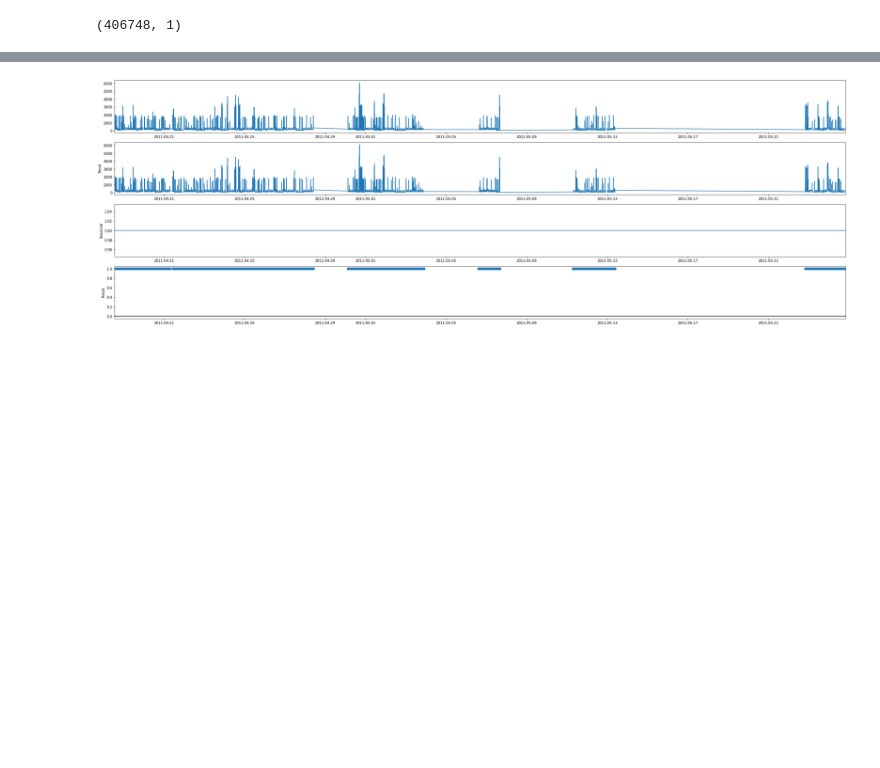
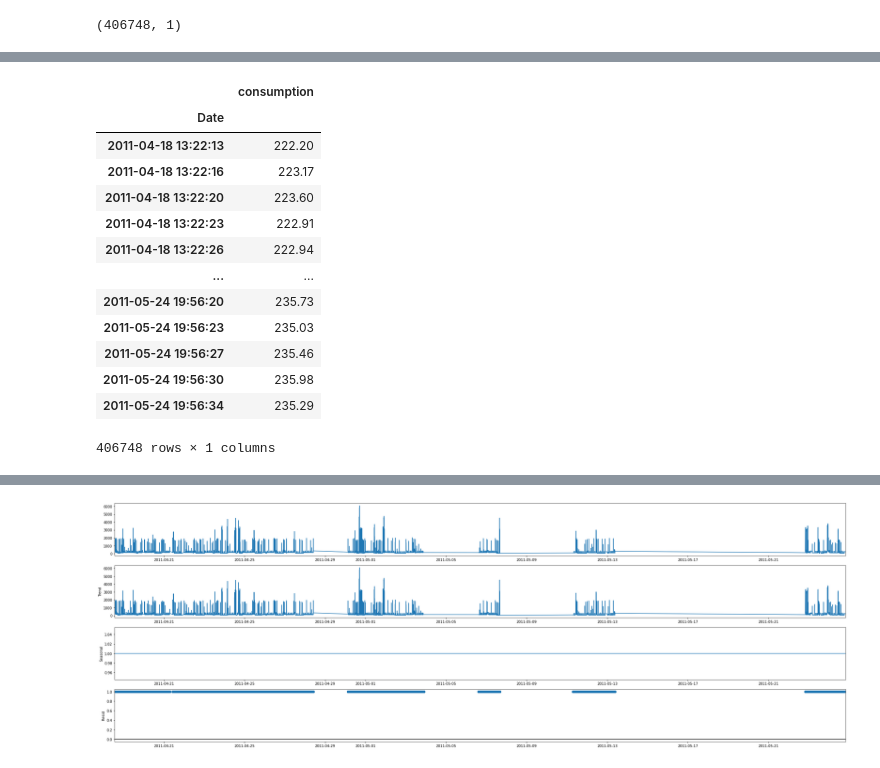
Before and after one commit to LeoVogiatzis/GNN_based_NILM, a Jupyter notebook: notebooks/Exploratory_analysis_REDD.ipynb, the cells around one changed output, grey strips where cells are left out. Drawn from its saved outputs; the diff is of its cells as text; code cells hidden in the pictures; blank space fills up the shorter version.

```diff
--- a/notebooks/Exploratory_analysis_REDD.ipynb
+++ b/notebooks/Exploratory_analysis_REDD.ipynb
@@ -191,0 +213,17 @@ True
+# %%
+mains_1
+# %% [output]
+|  | consumption |
+| Date |  |
+| 2011-04-18 13:22:13 | 222.20 |
+| 2011-04-18 13:22:16 | 223.17 |
+| 2011-04-18 13:22:20 | 223.60 |
+| 2011-04-18 13:22:23 | 222.91 |
+| 2011-04-18 13:22:26 | 222.94 |
+| ... | ... |
+| 2011-05-24 19:56:20 | 235.73 |
+| 2011-05-24 19:56:23 | 235.03 |
+| 2011-05-24 19:56:27 | 235.46 |
+| 2011-05-24 19:56:30 | 235.98 |
+| 2011-05-24 19:56:34 | 235.29 |
+406748 rows × 1 columns
```
Also changed, not shown: parts of 9 cells of this notebook, 3 other files.
